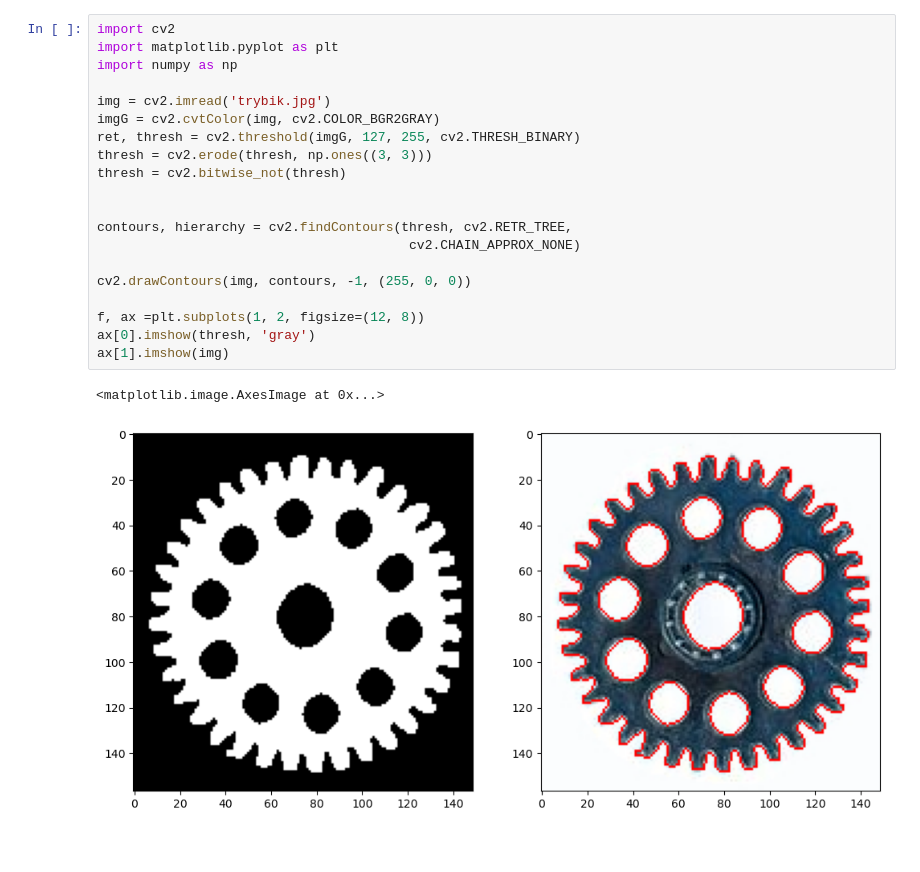
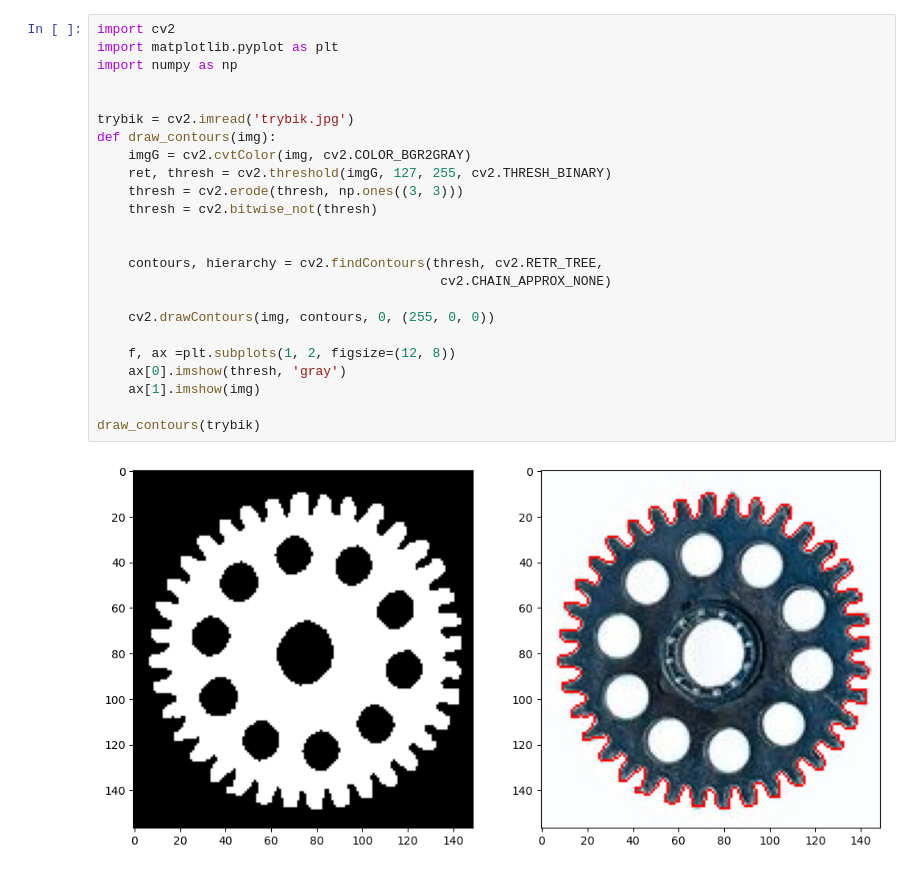
Before and after one commit to KrzysztofGG/ZAW, a Jupyter notebook: lab9/lab9.ipynb, the cells around one changed output. Drawn from its saved outputs; the diff is of its cells as text; blank space fills up the shorter version.

```diff
--- a/lab9/lab9.ipynb
+++ b/lab9/lab9.ipynb
@@ -1,26 +1,29 @@
 # %%
 import cv2
 import matplotlib.pyplot as plt
 import numpy as np
 
-img = cv2.imread('trybik.jpg')
-imgG = cv2.cvtColor(img, cv2.COLOR_BGR2GRAY)
-ret, thresh = cv2.threshold(imgG, 127, 255, cv2.THRESH_BINARY)
-thresh = cv2.erode(thresh, np.ones((3, 3)))
-thresh = cv2.bitwise_not(thresh)
+
+trybik = cv2.imread('trybik.jpg')
+def draw_contours(img):
+    imgG = cv2.cvtColor(img, cv2.COLOR_BGR2GRAY)
+    ret, thresh = cv2.threshold(imgG, 127, 255, cv2.THRESH_BINARY)
+    thresh = cv2.erode(thresh, np.ones((3, 3)))
+    thresh = cv2.bitwise_not(thresh)
 
 
-contours, hierarchy = cv2.findContours(thresh, cv2.RETR_TREE,
-                                        cv2.CHAIN_APPROX_NONE)
+    contours, hierarchy = cv2.findContours(thresh, cv2.RETR_TREE,
+                                            cv2.CHAIN_APPROX_NONE)
 
-cv2.drawContours(img, contours, -1, (255, 0, 0))
+    cv2.drawContours(img, contours, 0, (255, 0, 0))
 
-f, ax =plt.subplots(1, 2, figsize=(12, 8))
-ax[0].imshow(thresh, 'gray')
-ax[1].imshow(img)
+    f, ax =plt.subplots(1, 2, figsize=(12, 8))
+    ax[0].imshow(thresh, 'gray')
+    ax[1].imshow(img)
+
+draw_contours(trybik)
 # %% [output]
-<matplotlib.image.AxesImage at 0x...>
-[figure, old version]
+[figure, new version]
 # %%
 import numpy as np
 
```
Also changed, not shown: parts of 3 cells of this notebook, 1 other file.
